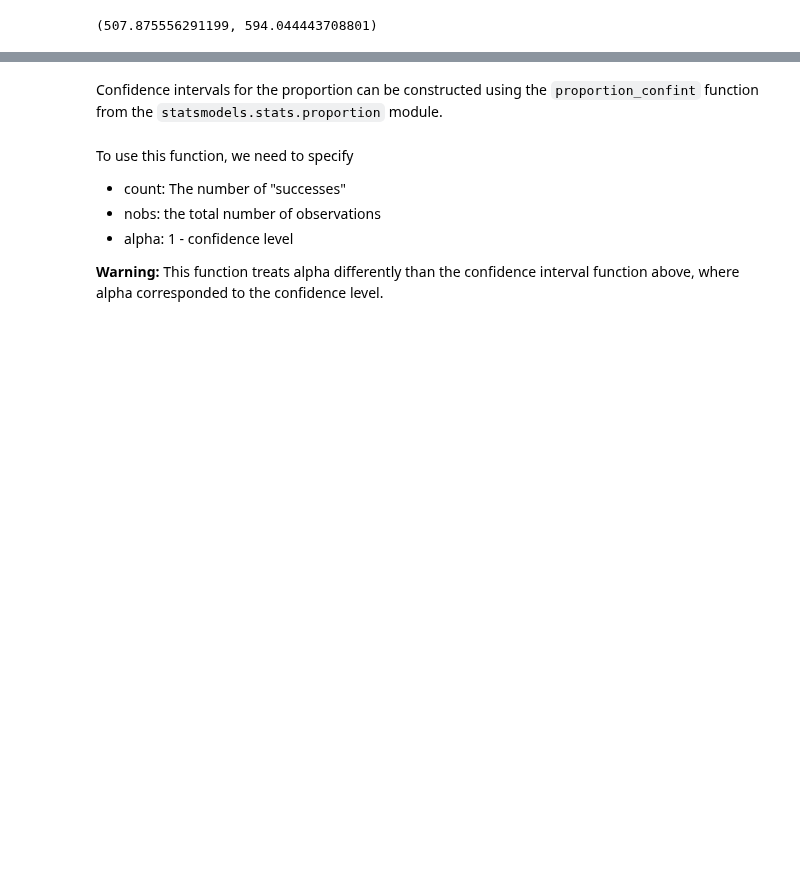
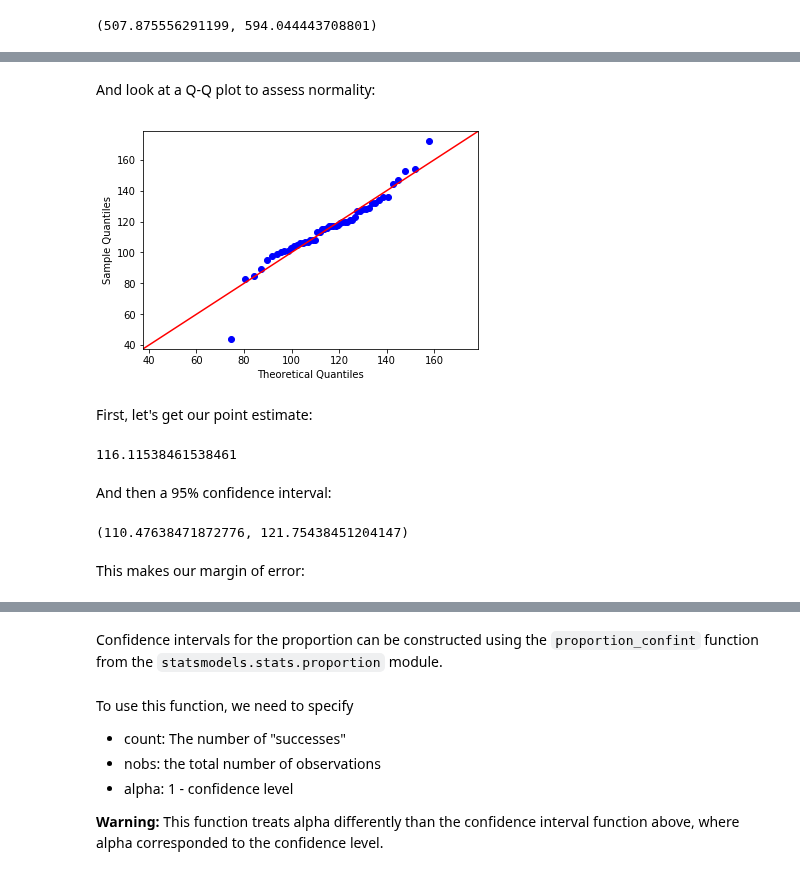
Before and after one commit to NSS-Data-Instructional-Stuff/stats-for-data-science, a Jupyter notebook: notebooks/Estimation_Part_1.ipynb, the cells around one changed output, grey strips where cells are left out. Cells and saved outputs as stored; diff of their text form; code cells hidden in the pictures; blank space fills up the shorter version.

```diff
--- a/notebooks/Estimation_Part_1.ipynb
+++ b/notebooks/Estimation_Part_1.ipynb
@@ -83,0 +151,23 @@ We can be 95% confident that the population mean is between 507 minutes and 594
+# %% [markdown]
+And look at a Q-Q plot to assess normality:
+# %%
+qq_plot(crashes['Accident Number'])
+# %% [output]
+[figure, added]
+# %% [markdown]
+First, let's get our point estimate:
+# %%
+crashes['Accident Number'].mean()
+# %% [output]
+116.11538461538461
+# %% [markdown]
+And then a 95% confidence interval:
+# %%
+t.interval(alpha = 0.95,
+           df = len(crashes['Accident Number']) - 1,
+           loc = np.mean(crashes['Accident Number']),
+           scale = sem(crashes['Accident Number']))
+# %% [output]
+(110.47638471872776, 121.75438451204147)
+# %% [markdown]
+This makes our margin of error:
```
Also changed, not shown: parts of 42 cells of this notebook, 1 other file.
